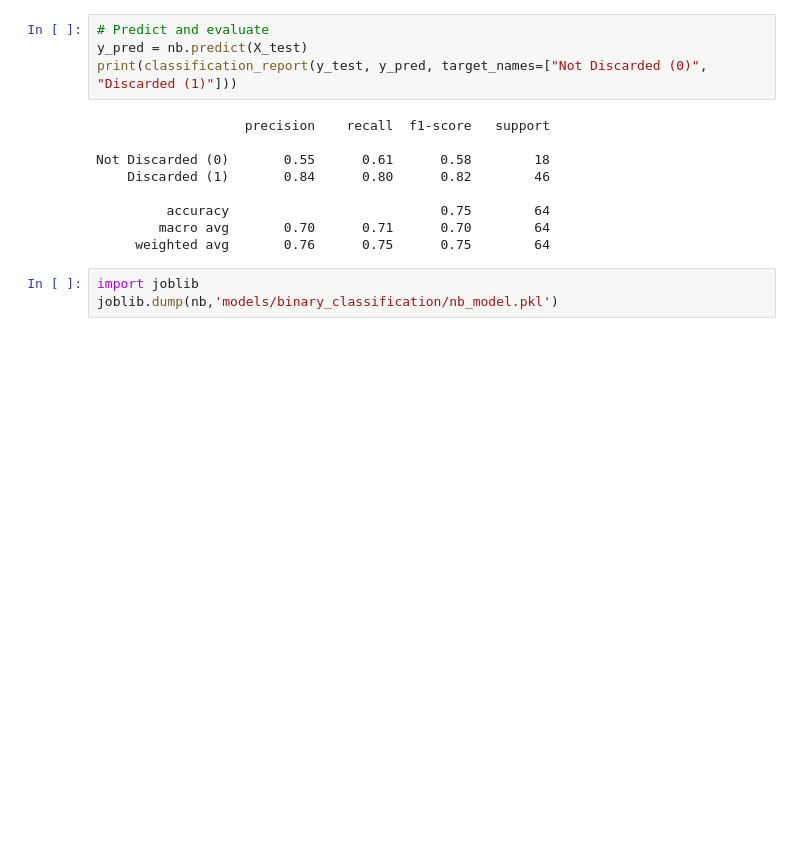
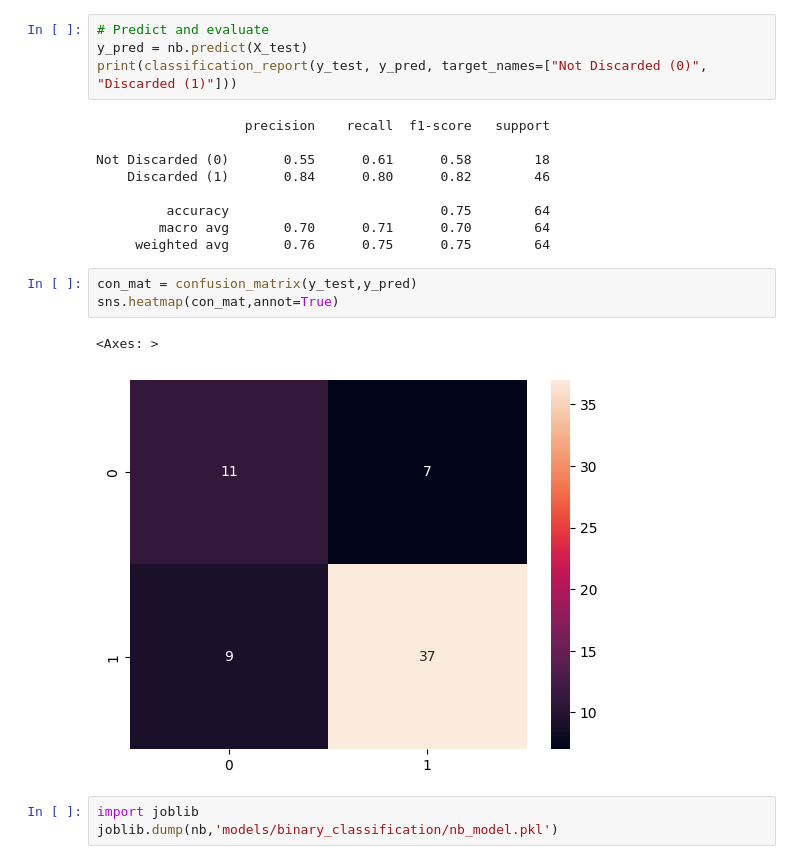
Before and after one commit to Nikhitha-N/protein_spectrometry_data, a Jupyter notebook: Binary_classification.ipynb, the cells around one changed output. Saved outputs shown, nothing was run; the diff lists cells and outputs as text; blank space fills up the shorter version.

```diff
--- a/Binary_classification.ipynb
+++ b/Binary_classification.ipynb
@@ -189,6 +205,12 @@ Not Discarded (0)       0.55      0.61      0.58        18
          accuracy                           0.75        64
         macro avg       0.70      0.71      0.70        64
      weighted avg       0.76      0.75      0.75        64
+# %%
+con_mat = confusion_matrix(y_test,y_pred)
+sns.heatmap(con_mat,annot=True)
+# %% [output]
+<Axes: >
+[figure, added]
 # %%
 import joblib
 joblib.dump(nb,'models/binary_classification/nb_model.pkl')
```
Also changed, not shown: parts of 8 cells of this notebook.
